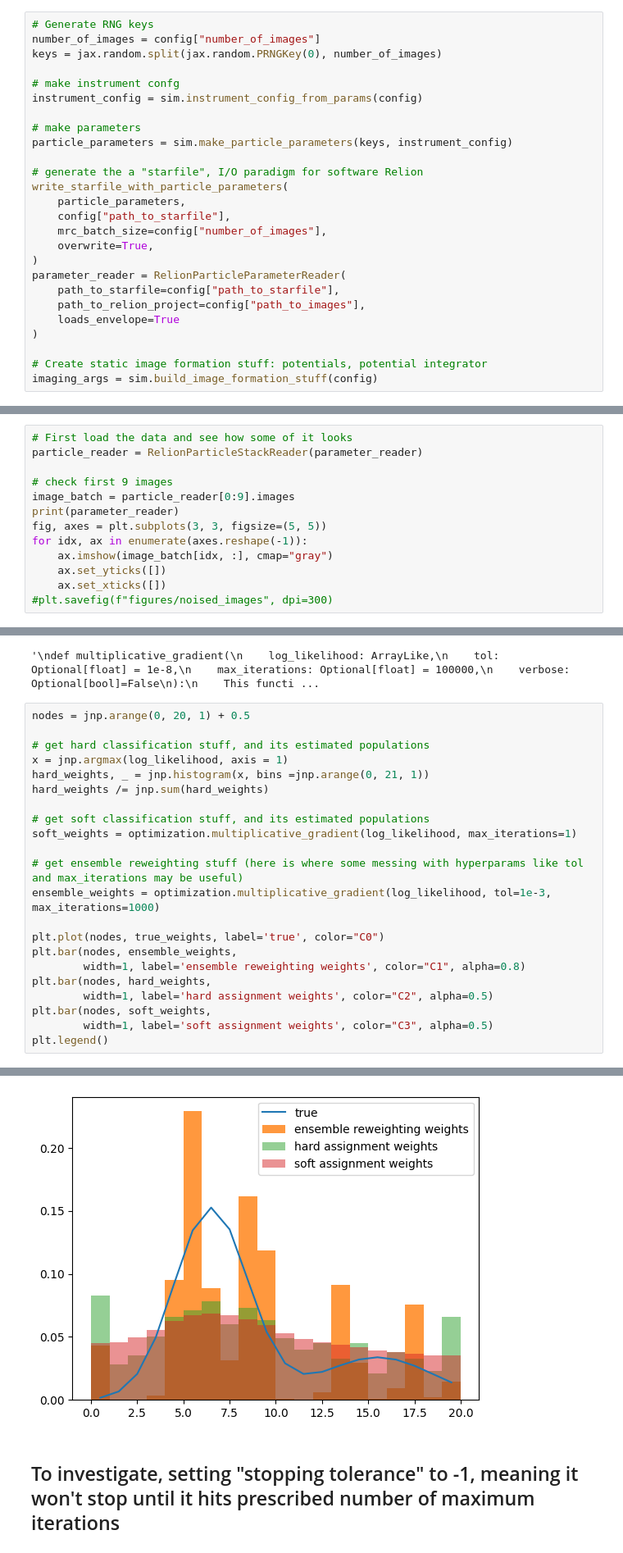
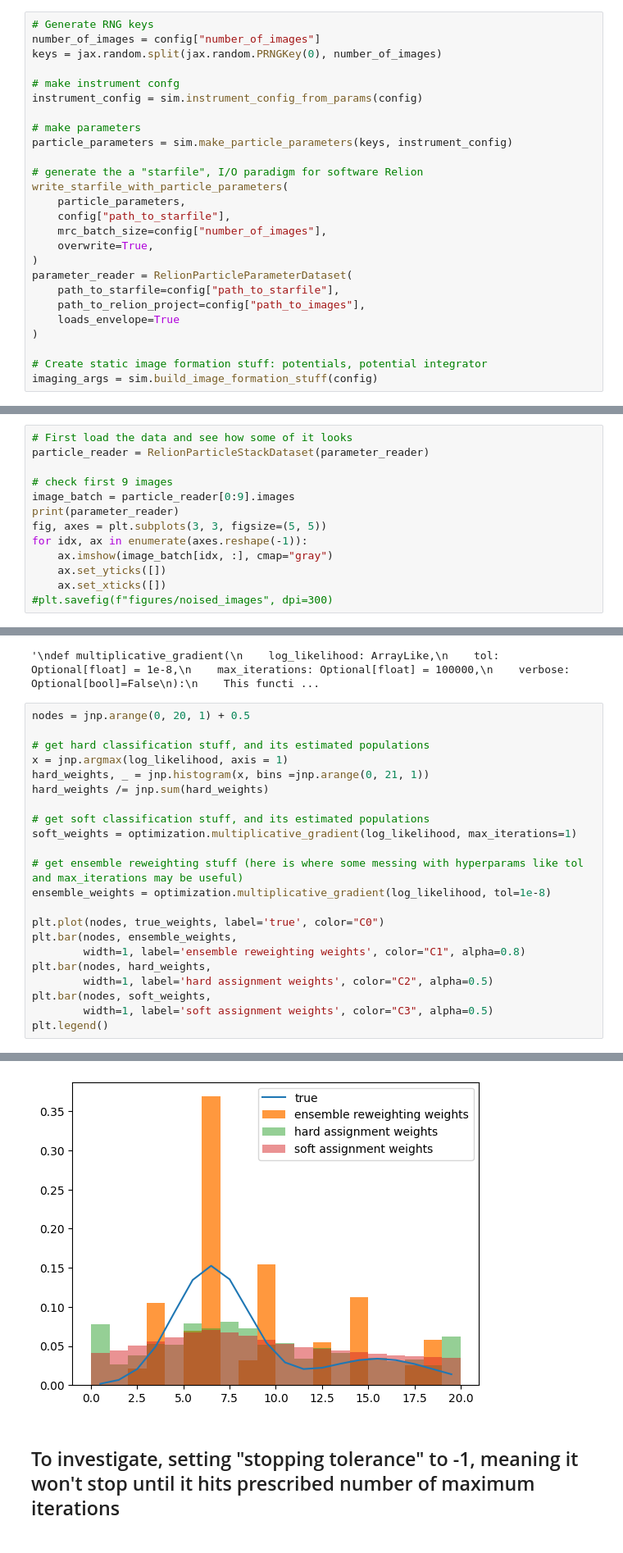
Before and after one commit to aevans1/ensemble_sim, a Jupyter notebook: source_estimation_playground.ipynb, the cells around one changed output, grey strips where cells are left out. Shown at 82% size. Drawn from its saved outputs; the diff is of its cells as text.

```diff
--- a/source_estimation_playground.ipynb
+++ b/source_estimation_playground.ipynb
@@ -103,7 +104,7 @@ write_starfile_with_particle_parameters(
     mrc_batch_size=config["number_of_images"],
     overwrite=True,
 )
-parameter_reader = RelionParticleParameterReader(
+parameter_reader = RelionParticleParameterDataset(
     path_to_starfile=config["path_to_starfile"],
     path_to_relion_project=config["path_to_images"],
     loads_envelope=True
@@ -154,7 +155,7 @@ write_simulated_image_stack_from_starfile(
 ### Load Images from Disk, and plot some of them
 # %%
 # First load the data and see how some of it looks
-particle_reader = RelionParticleStackReader(parameter_reader)
+particle_reader = RelionParticleStackDataset(parameter_reader)
 
 # check first 9 images
 image_batch = particle_reader[0:9].images
@@ -333,7 +334,7 @@ hard_weights /= jnp.sum(hard_weights)
 soft_weights = optimization.multiplicative_gradient(log_likelihood, max_iterations=1)
 
 # get ensemble reweighting stuff (here is where some messing with hyperparams like tol and max_iterations may be useful)
-ensemble_weights = optimization.multiplicative_gradient(log_likelihood, tol=1e-3, max_iterations=1000)
+ensemble_weights = optimization.multiplicative_gradient(log_likelihood, tol=1e-8)
 
 plt.plot(nodes, true_weights, label='true', color="C0")
 plt.bar(nodes, ensemble_weights,
@@ -348,6 +349,6 @@ Number of iterations: 292
 exiting!
 <matplotlib.legend.Legend at 0x...>
-[figure, old version]
+[figure, new version]
 # %% [markdown]
 ## To investigate, setting "stopping tolerance" to -1, meaning it won't stop until it hits prescribed number of maximum iterations
 # %%
```
Also changed, not shown: parts of 6 cells of this notebook, 1 other file.
